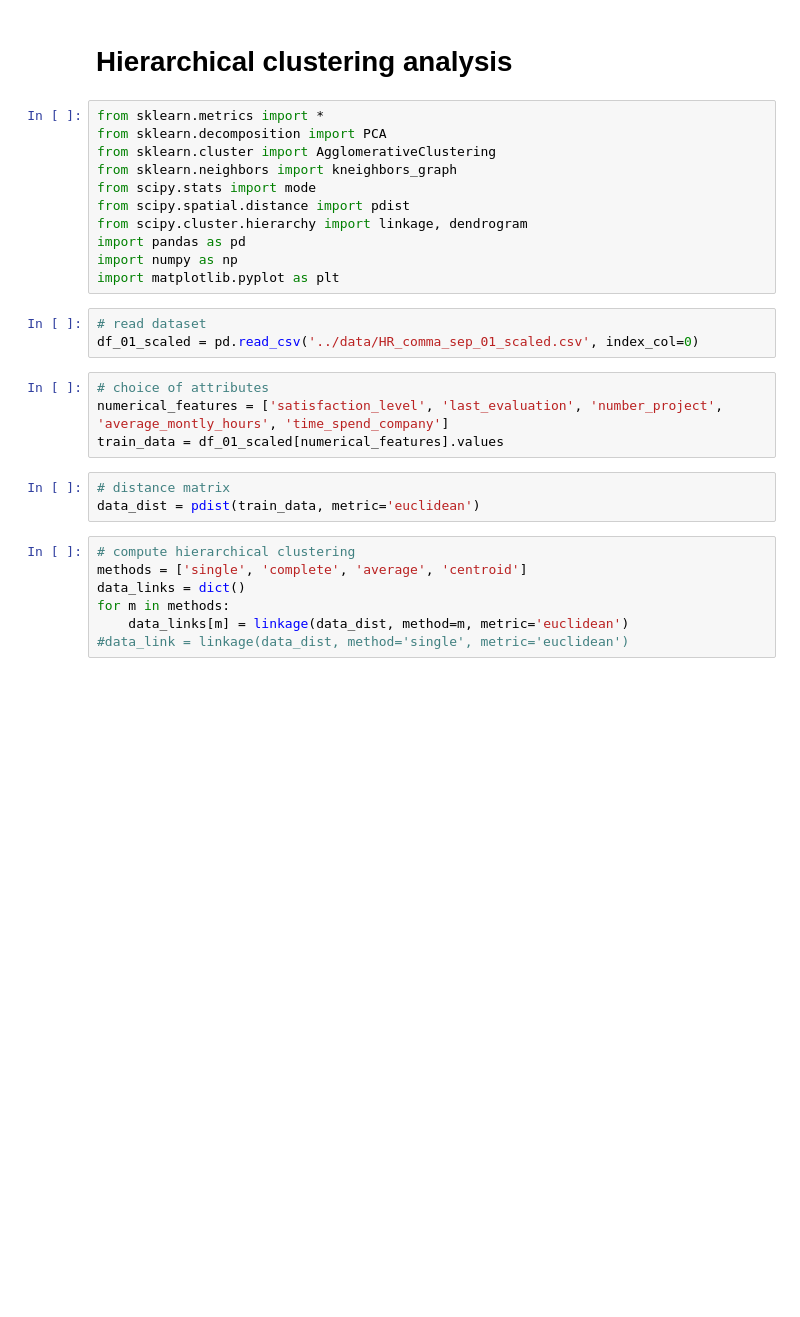
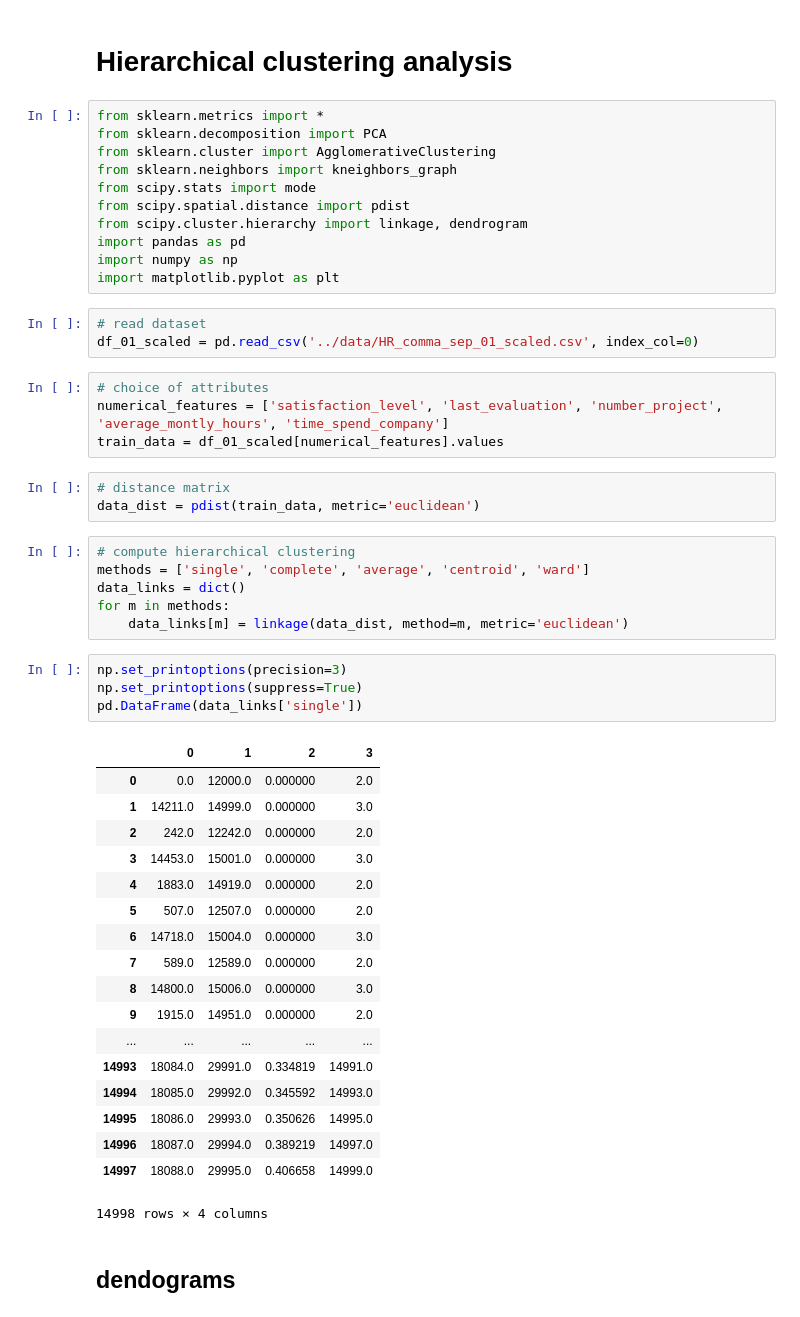
Before and after one commit to noobcode/Data-Mining, a Jupyter notebook: clustering/Hierarchical_clustering_analysis.ipynb, the cells around one changed output. Drawn from its saved outputs; the diff is of its cells as text; blank space fills up the shorter version.

```diff
--- a/clustering/Hierarchical_clustering_analysis.ipynb
+++ b/clustering/Hierarchical_clustering_analysis.ipynb
@@ -23,11 +23,35 @@ train_data = df_01_scaled[numerical_features].values
 data_dist = pdist(train_data, metric='euclidean')
 # %%
 # compute hierarchical clustering
-methods = ['single', 'complete', 'average', 'centroid']
+methods = ['single', 'complete', 'average', 'centroid', 'ward']
 data_links = dict()
 for m in methods:
     data_links[m] = linkage(data_dist, method=m, metric='euclidean')
-#data_link = linkage(data_dist, method='single', metric='euclidean')
+# %%
+np.set_printoptions(precision=3)
+np.set_printoptions(suppress=True)
+pd.DataFrame(data_links['single'])
+# %% [output]
+|  | 0 | 1 | 2 | 3 |
+| 0 | 0.0 | 12000.0 | 0.000000 | 2.0 |
+| 1 | 14211.0 | 14999.0 | 0.000000 | 3.0 |
+| 2 | 242.0 | 12242.0 | 0.000000 | 2.0 |
+| 3 | 14453.0 | 15001.0 | 0.000000 | 3.0 |
+| 4 | 1883.0 | 14919.0 | 0.000000 | 2.0 |
+| 5 | 507.0 | 12507.0 | 0.000000 | 2.0 |
+| 6 | 14718.0 | 15004.0 | 0.000000 | 3.0 |
+| 7 | 589.0 | 12589.0 | 0.000000 | 2.0 |
+| 8 | 14800.0 | 15006.0 | 0.000000 | 3.0 |
+| 9 | 1915.0 | 14951.0 | 0.000000 | 2.0 |
+| ... | ... | ... | ... | ... |
+| 14993 | 18084.0 | 29991.0 | 0.334819 | 14991.0 |
+| 14994 | 18085.0 | 29992.0 | 0.345592 | 14993.0 |
+| 14995 | 18086.0 | 29993.0 | 0.350626 | 14995.0 |
+| 14996 | 18087.0 | 29994.0 | 0.389219 | 14997.0 |
+| 14997 | 18088.0 | 29995.0 | 0.406658 | 14999.0 |
+14998 rows × 4 columns
+# %% [markdown]
+## dendograms
 # %%
 # plot dendograms
 for method in data_links:
```
Also changed, not shown: parts of 11 cells of this notebook, 5 other files.
